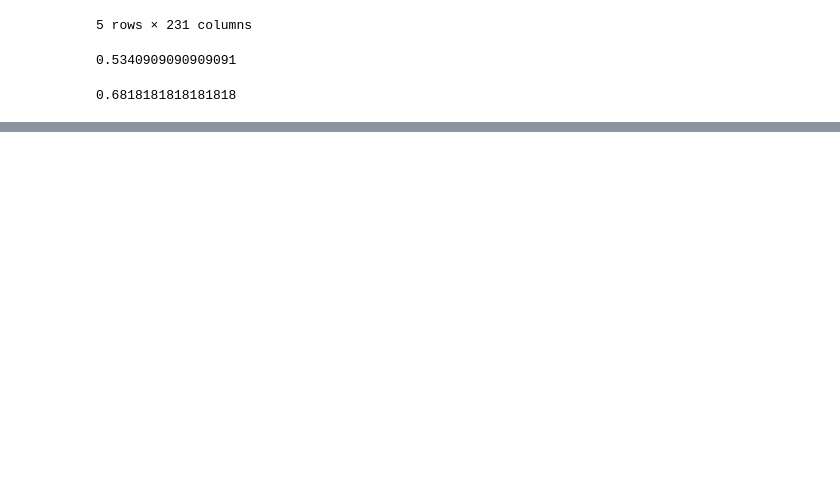
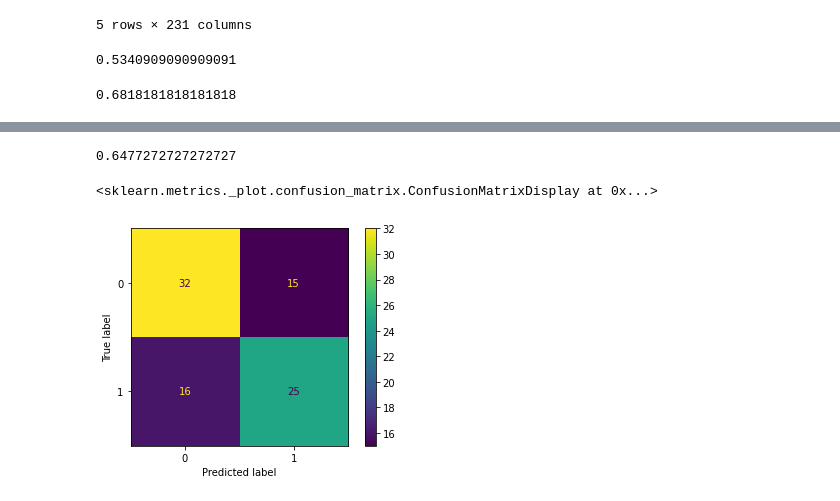
Before and after one commit to Igor-Arantes/Bootcamp-Data-Science-Aplicada, a Jupyter notebook: Modulo 6 - Modelos Métricas e Validação/Machine Learning: Modelos, Métricas e Validação.ipynb, the cells around one changed output, grey strips where cells are left out. Cells and saved outputs as stored; diff of their text form; code cells hidden in the pictures; blank space fills up the shorter version.

```diff
--- a/Modulo 6 - Modelos Métricas e Validação/Machine Learning: Modelos, Métricas e Validação.ipynb
+++ b/Modulo 6 - Modelos Métricas e Validação/Machine Learning: Modelos, Métricas e Validação.ipynb
@@ -2,7 +4,7 @@
 import pandas as pd
 import numpy as np
 
-dados = pd.read_excel("https://github.com/alura-cursos/covid-19-clinical/blob/main/Kaggle_Sirio_Libanes_ICU_Prediction.xlsx?raw=true")
+dados = pd.read_excel("https://github.com/Igor-Arantes/Bootcamp-Data-Science-Aplicada/blob/master/Modulo%206%20-%20Modelos%20M%C3%A9tricas%20e%20Valida%C3%A7%C3%A3o/Dados/Kaggle_Sirio_Libanes_ICU_Prediction.xlsx?raw=true")
 dados.head()
 # %% [output]
 |  | PATIENT_VISIT_IDENTIFIER | AGE_ABOVE65 | AGE_PERCENTIL | GENDER | DISEASE GROUPING 1 | DISEASE GROUPING 2 | ... |
@@ -90,0 +158,19 @@ for coluna in dados.columns:
+# %%
+from sklearn.tree import DecisionTreeClassifier
+
+modelo_arvore = DecisionTreeClassifier()
+
+modelo_arvore.fit(x_train,y_train)
+predicao_arvore = modelo_arvore.predict(x_test)
+
+accuracy_score(y_test, predicao_arvore)
+# %% [output]
+0.6477272727272727
+# %%
+from sklearn.metrics import plot_confusion_matrix
+import matplotlib.pyplot as plt
+
+plot_confusion_matrix(modelo_arvore, x_test, y_test)
+# %% [output]
+<sklearn.metrics._plot.confusion_matrix.ConfusionMatrixDisplay at 0x...>
+[figure, added]
```
Also changed, not shown: parts of 17 cells of this notebook.
